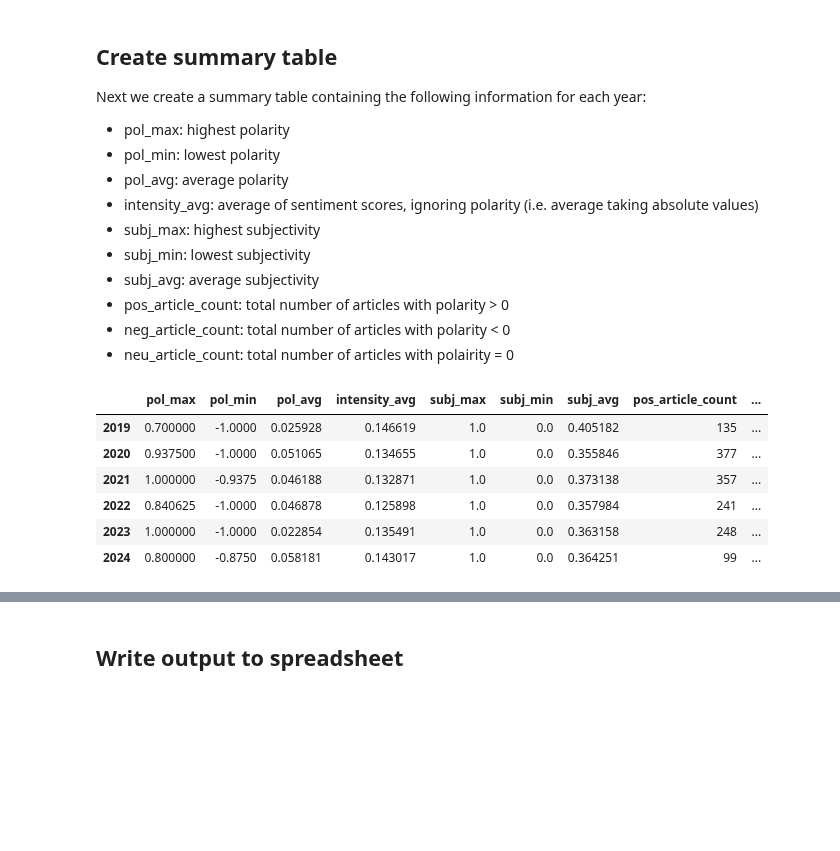
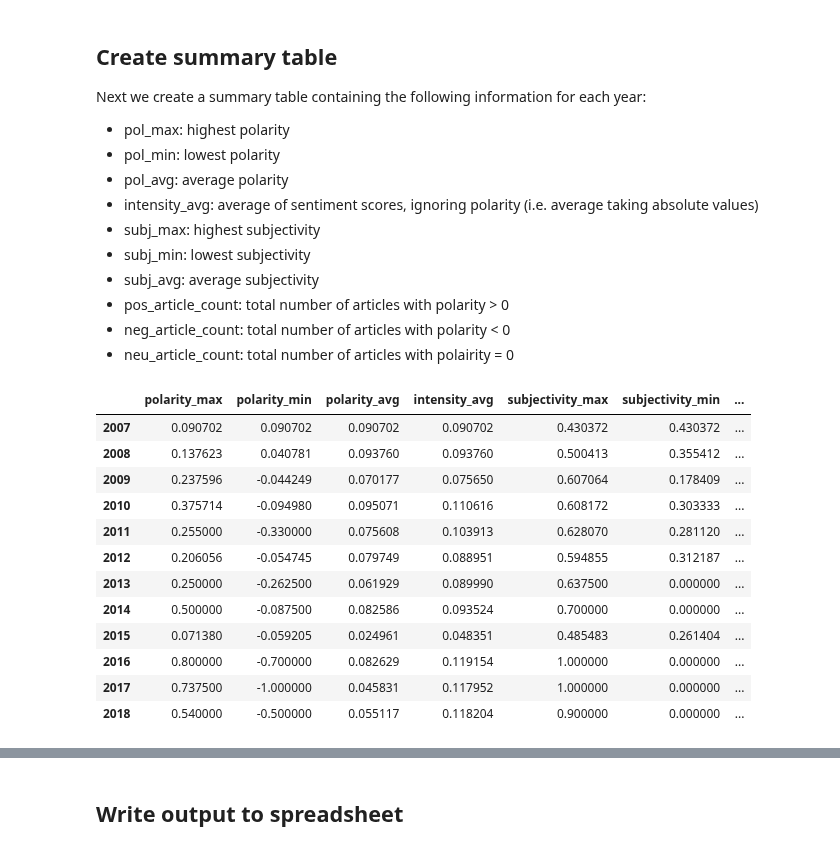
Before and after one commit to sfu-discourse-lab/fake_news_over_time, a Jupyter notebook: sentiment_analyzer.ipynb, the cells around one changed output, grey strips where cells are left out. Drawn from its saved outputs; the diff is of its cells as text; code cells hidden in the pictures; blank space fills up the shorter version.

```diff
--- a/sentiment_analyzer.ipynb
+++ b/sentiment_analyzer.ipynb
@@ -150,0 +95,3 @@ sentiment_years_dfs[0].head()
+# %%
+years, years_dfs = get_groups(dataset_df, using_dataset["year_col"])
+years_dfs[0].head()
@@ -162,27 +112,36 @@ Next we create a summary table containing the following information for each yea
 * neg_article_count: total number of articles with polarity < 0
 * neu_article_count: total number of articles with polairity = 0
 # %%
-summary_df = pd.DataFrame(
-    data={
-        "pol_max": [df["Polarity"].max() for df in sentiment_years_dfs],
-        "pol_min": [df["Polarity"].min() for df in sentiment_years_dfs],
-        "pol_avg": [df["Polarity"].mean() for df in sentiment_years_dfs],
-        "intensity_avg": [df["Polarity"].abs().mean() for df in sentiment_years_dfs],
-        "subj_max": [df["Subjectivity"].max() for df in sentiment_years_dfs],
-        "subj_min": [df["Subjectivity"].min() for df in sentiment_years_dfs],
-        "subj_avg": [df["Subjectivity"].mean() for df in sentiment_years_dfs],
-        "pos_article_count": [df["Polarity"][df["Polarity"] > 0].count() for df in sentiment_years_dfs],
-        "neg_article_count": [df["Polarity"][df["Polarity"] < 0].count() for df in sentiment_years_dfs],
-        "neu_article_count": [df["Polarity"][df["Polarity"] == 0].count() for df in sentiment_years_dfs],
-    },
-    index=[df["Year"].iloc[0] for df in sentiment_years_dfs]
-)
-summary_df
+def get_summary_table(years: list[int], dfs: list[pd.DataFrame]):
+    return pd.DataFrame(
+        data={
+            "polarity_max": [df["polarity"].max() for df in dfs],
+            "polarity_min": [df["polarity"].min() for df in dfs],
+            "polarity_avg": [df["polarity"].mean() for df in dfs],
+            "intensity_avg": [df["polarity"].abs().mean() for df in dfs],
+            "subjectivity_max": [df["subjectivity"].max() for df in dfs],
+            "subjectivity_min": [df["subjectivity"].min() for df in dfs],
+            "subjectivity_avg": [df["subjectivity"].mean() for df in dfs],
+            "positive_article_count": [df["polarity"][df["polarity"] > 0].count() for df in dfs],
+            "negative_article_count": [df["polarity"][df["polarity"] < 0].count() for df in dfs],
+            "neutral_article_count": [df["polarity"][df["polarity"] == 0].count() for df in dfs],
+        },
+        index=years
+    )
-# %% [output]
-|  | pol_max | pol_min | pol_avg | intensity_avg | subj_max | subj_min | subj_avg | pos_article_count | ... |
-| 2019 | 0.700000 | -1.0000 | 0.025928 | 0.146619 | 1.0 | 0.0 | 0.405182 | 135 | ... |
-| 2020 | 0.937500 | -1.0000 | 0.051065 | 0.134655 | 1.0 | 0.0 | 0.355846 | 377 | ... |
-| 2021 | 1.000000 | -0.9375 | 0.046188 | 0.132871 | 1.0 | 0.0 | 0.373138 | 357 | ... |
-| 2022 | 0.840625 | -1.0000 | 0.046878 | 0.125898 | 1.0 | 0.0 | 0.357984 | 241 | ... |
-| 2023 | 1.000000 | -1.0000 | 0.022854 | 0.135491 | 1.0 | 0.0 | 0.363158 | 248 | ... |
-| 2024 | 0.800000 | -0.8750 | 0.058181 | 0.143017 | 1.0 | 0.0 | 0.364251 | 99 | ... |
+# %%
+summary_df = get_summary_table(years, years_dfs)
+summary_df
+# %% [output]
+|  | polarity_max | polarity_min | polarity_avg | intensity_avg | subjectivity_max | subjectivity_min | ... |
+| 2007 | 0.090702 | 0.090702 | 0.090702 | 0.090702 | 0.430372 | 0.430372 | ... |
+| 2008 | 0.137623 | 0.040781 | 0.093760 | 0.093760 | 0.500413 | 0.355412 | ... |
+| 2009 | 0.237596 | -0.044249 | 0.070177 | 0.075650 | 0.607064 | 0.178409 | ... |
+| 2010 | 0.375714 | -0.094980 | 0.095071 | 0.110616 | 0.608172 | 0.303333 | ... |
+| 2011 | 0.255000 | -0.330000 | 0.075608 | 0.103913 | 0.628070 | 0.281120 | ... |
+| 2012 | 0.206056 | -0.054745 | 0.079749 | 0.088951 | 0.594855 | 0.312187 | ... |
+| 2013 | 0.250000 | -0.262500 | 0.061929 | 0.089990 | 0.637500 | 0.000000 | ... |
+| 2014 | 0.500000 | -0.087500 | 0.082586 | 0.093524 | 0.700000 | 0.000000 | ... |
+| 2015 | 0.071380 | -0.059205 | 0.024961 | 0.048351 | 0.485483 | 0.261404 | ... |
+| 2016 | 0.800000 | -0.700000 | 0.082629 | 0.119154 | 1.000000 | 0.000000 | ... |
+| 2017 | 0.737500 | -1.000000 | 0.045831 | 0.117952 | 1.000000 | 0.000000 | ... |
+| 2018 | 0.540000 | -0.500000 | 0.055117 | 0.118204 | 0.900000 | 0.000000 | ... |
```
Also changed, not shown: parts of 19 cells of this notebook, 8 other files.
